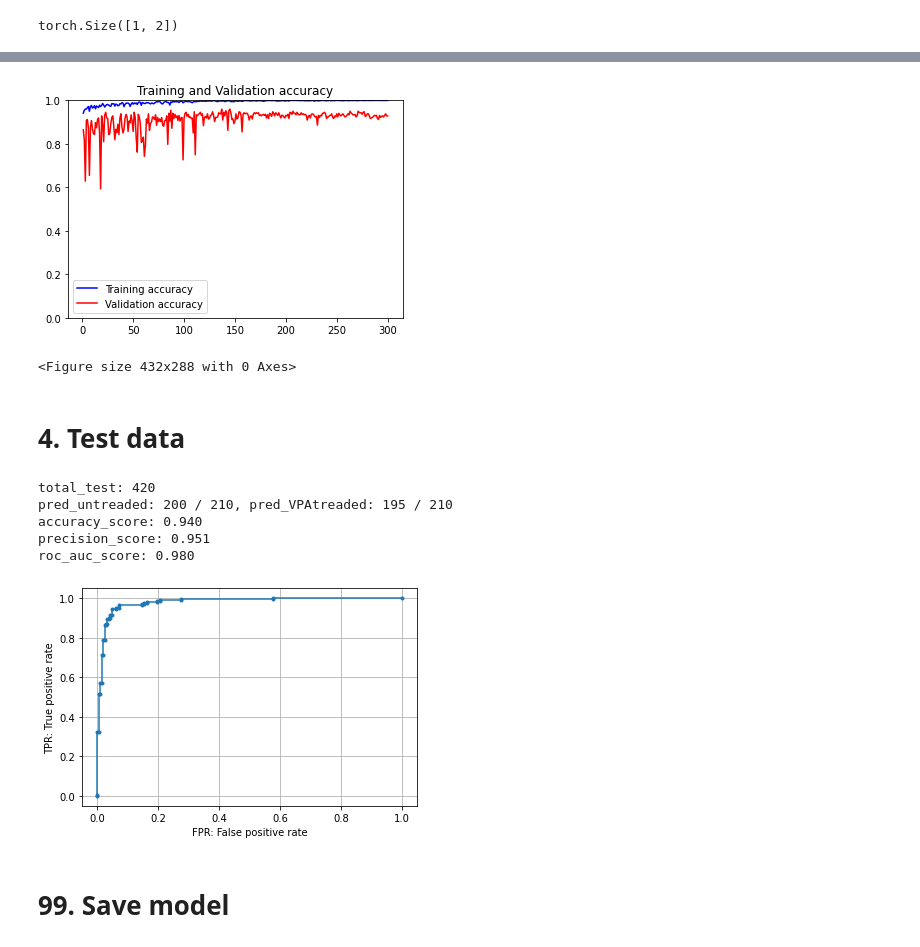
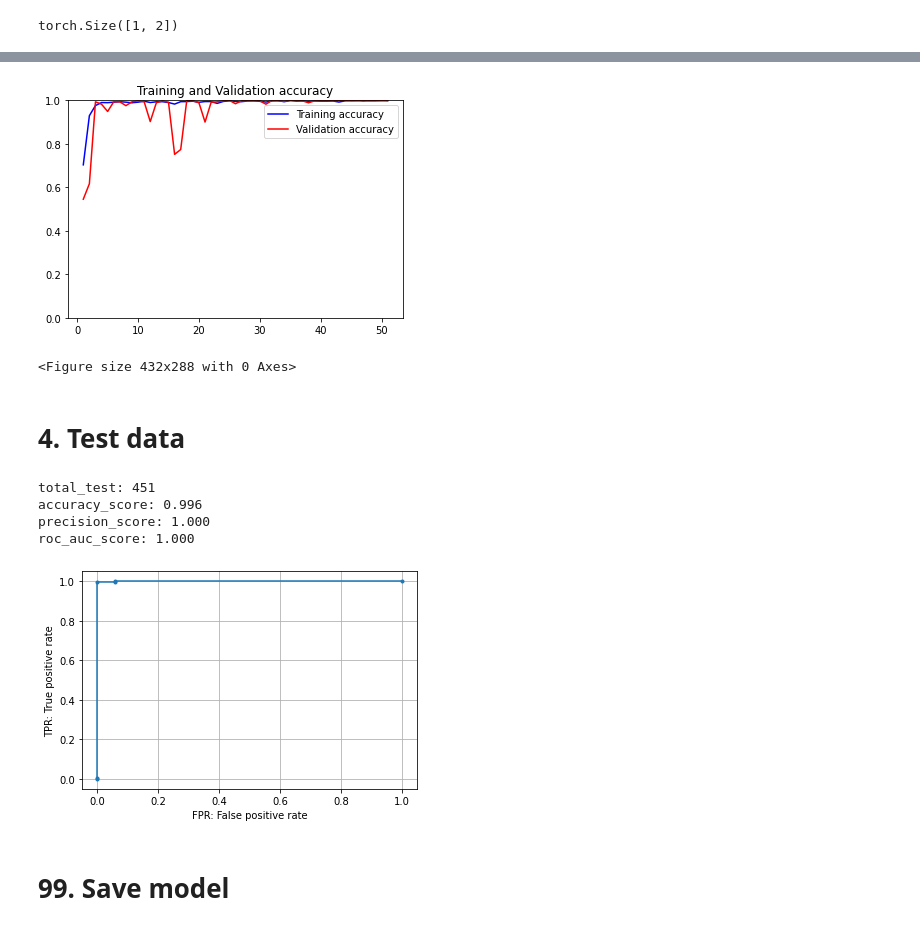
Before and after one commit to DDDog-WANG/Telescope-cell-image-recognition, a Jupyter notebook: Classification/ClassifyCNN.ipynb, the cells around one changed output, grey strips where cells are left out. Cells and saved outputs as stored; diff of their text form; code cells hidden in the pictures.

```diff
--- a/Classification/ClassifyCNN.ipynb
+++ b/Classification/ClassifyCNN.ipynb
@@ -148,9 +124,8 @@ model.fc = nn.Sequential(
 #     param.requires_grad = True
 # for param in model.fc.parameters():
 #     param.requires_grad = True
-# %%
-# model = model.cuda()
-model.to(device)
-if torch.cuda.device_count() > 1:
-    model = nn.DataParallel(model)
+# %%
+ngpu = 4
+if (device.type == 'cuda') and (ngpu > 1):
+    model = nn.DataParallel(model, list(range(ngpu)))
 # %%
@@ -182,14 +137,8 @@ DataParallel(
 # %%
 model.avgpool = nn.AdaptiveAvgPool2d(1)
+loss_function = nn.BCELoss()
 
-# weight_for_0 : 1. / negative * (negative + positive)
-# weight_for_1 : 1. / positive * (negative + positive)
-# class_weight = {0 : weight_for_0, 1 : weight_for_1}
-weights = torch.tensor([(len(untreaded_train)+len(VPAtreaded_train))/len(untreaded_train),
-                        (len(untreaded_train)+len(VPAtreaded_train))/len(VPAtreaded_train)]).cuda()
-loss_function = nn.CrossEntropyLoss(weight=weights)
-
-optimizer = torch.optim.Adam(model.parameters(), lr=0.1)  # 定义优化器
+optimizer = torch.optim.Adam(model.parameters(), lr=0.0001)  # 定义优化器
 scheduler = torch.optim.lr_scheduler.ExponentialLR(optimizer, gamma=0.99) # 定义衰减策略
 # %%
 losstrain=[]
@@ -215,21 +164,19 @@ for epoch in range(n_epochs):
         loss = loss_function(output, y)  # 誤差(クロスエントロピー誤差関数)の計算
         loss.backward()  # 誤差の逆伝播
         optimizer.step()  # パラメータの更新
-        pred = output.argmax(1)  # 最大値を取るラベルを予測ラベルとする
-        acc_train += (pred == y).float().sum().item()
+        acc_train += (output.argmax(1) == y[:,1]).float().sum().item()
         losses_train.append(loss.tolist())
     # Evaluate
     model.eval()
     n_val = 0
     acc_val = 0
-    for x, y in dataloader_valid:
+    for x, y in dataloader_test:
         n_val += y.size()[0]
         x = x.to(device)  # テンソルをGPUに移動
         y = y.to(device)
         output = model.forward(x)  # 順伝播
         loss = loss_function(output, y)  # 誤差(クロスエントロピー誤差関数)の計算
-        pred = output.argmax(1)  # 最大値を取るラベルを予測ラベルとする
-        acc_val += (pred == y).float().sum().item()
+        acc_val += (output.argmax(1) == y[:,1]).float().sum().item()
         losses_valid.append(loss.tolist())
     scheduler.step()
     # Visualize loss & accuracy
@@ -260,16 +208,16 @@ EPOCH: 99, Train [Loss: 0.003, Accuracy: 0.999], Valid [Loss: 0.414, Accuracy: 0
 # %%
 # train processing plot
-n_epochs = 300
+n_epochs = 51
 epochs=range(1,n_epochs+1)
 plt.ylim(0,1.0)
 plt.plot(epochs,Accuracytrain,'b',label='Training accuracy')
 plt.plot(epochs, Accuracyvalid,'r',label='Validation accuracy')
 plt.title('Training and Validation accuracy')
 plt.legend()
 plt.figure()
 plt.show()
 # %% [output]
-[figure, old version]
+[figure, new version]
 <Figure size 432x288 with 0 Axes>
 # %% [markdown]
 # 4. Test data
@@ -278,32 +224,25 @@ model = torch.load("model/SelfResnet18_L2F1_200.pkl")
 # %%
-# Test
-X = X_test
-y = y_test
-pred_untreaded = 0
-pred_VPAtreaded = 0
+y = []
 y_pred = []
 out_pred = []
-total = X.shape[0]
+total = len(test_data)
 
 model.eval()
 for n in range(total):
-    img = X[n]
-    label = y[n]
-    transform = transforms.Compose([transforms.ToTensor()])
-    input_tensor = transform(img).unsqueeze(0).to(device)
+    img = test_data[n][0]
+    label = test_data[n][1][1].item()
+    input_tensor = img.unsqueeze(0).to(device)
     output = model(input_tensor)
     pred = output.argmax(1).cpu().item()
-    if pred==label==0:
-        pred_untreaded+=1
-    elif pred==label==1:
-        pred_VPAtreaded+=1
     out_pred.append(output[0][1].item())
     y_pred.append(pred)
+    y.append(label)
 
+y = np.array(y)
 y_pred = np.array(y_pred)
 out_pred = np.array(out_pred)
 print("total_test: {:}" .format(total))
-print("pred_untreaded: {:} / {:}, pred_VPAtreaded: {:} / {:} ".format(pred_untreaded,test_00,pred_VPAtreaded,test_01))
+
 print('accuracy_score: {:.3f}'.format(accuracy_score(y,y_pred)))
 print('precision_score: {:.3f}'.format(precision_score(y,y_pred)))
 print('roc_auc_score: {:.3f}'.format(roc_auc_score(y, out_pred)))
@@ -314,12 +253,11 @@ plt.xlabel('FPR: False positive rate')
 plt.ylabel('TPR: True positive rate')
 plt.grid()
 # %% [output]
-total_test: 420
-pred_untreaded: 200 / 210, pred_VPAtreaded: 195 / 210
-accuracy_score: 0.940
-precision_score: 0.951
-roc_auc_score: 0.980
+total_test: 451
+accuracy_score: 0.996
+precision_score: 1.000
+roc_auc_score: 1.000
-[figure, old version]
+[figure, new version]
 # %% [markdown]
 # 99. Save model
 # %%
```
Also changed, not shown: parts of 16 cells of this notebook, 4 other files.
